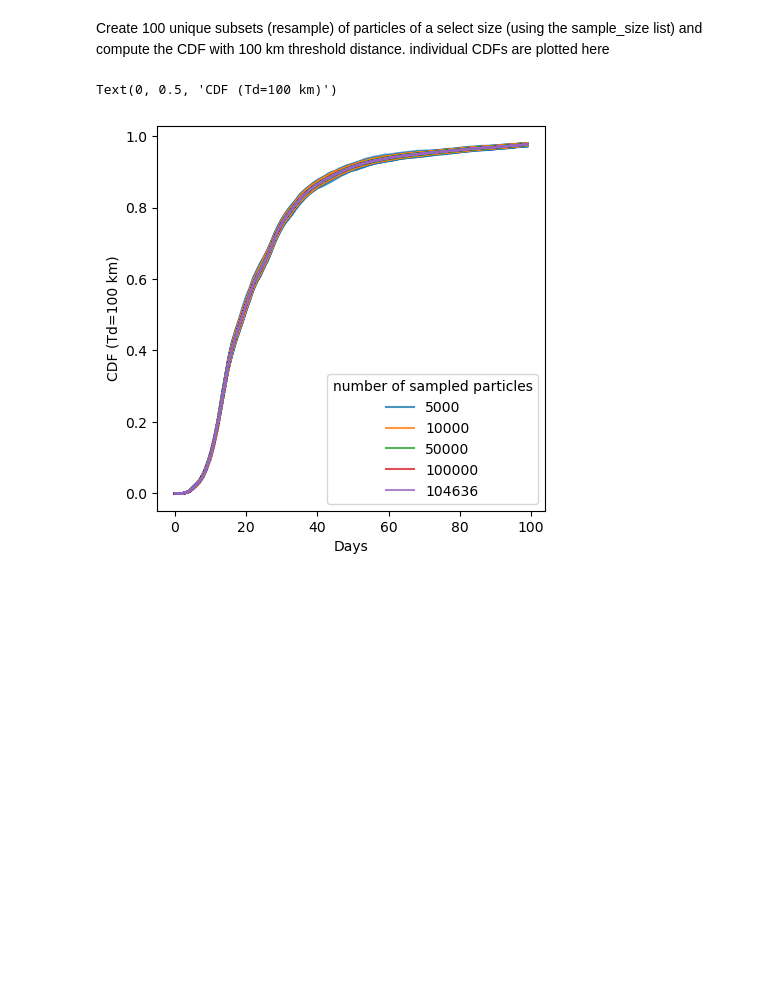
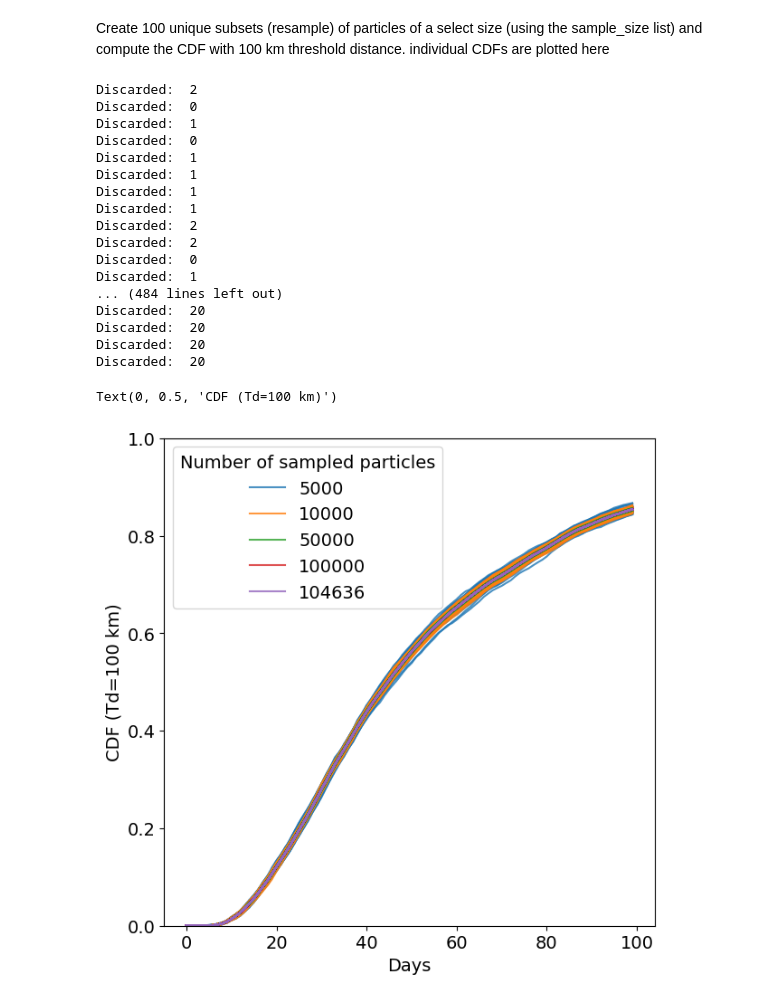
Before and after one commit to OceanParcels/atlanteco_plankton_plastic_nutrients_dispersion, a Jupyter notebook: src/analysis/Sensitivity_analysis.ipynb, the cells around one changed output. Drawn from its saved outputs; the diff is of its cells as text; code cells hidden in the pictures; blank space fills up the shorter version.

```diff
--- a/src/analysis/Sensitivity_analysis.ipynb
+++ b/src/analysis/Sensitivity_analysis.ipynb
@@ -16,8 +16,8 @@ no_particles = 104636
 threshold_dist = 100
 t_days = 100
 
-sample_year= 2021
-sample_month_index=6
+sample_year= 2017
+sample_month_index=5
 dist_data = np.load(
     home_folder + "Distances/{0}-{1}/all_sep_array_{0}_{1}_{2}_tc{3}km.npy".format('DVM', '2D', sample_year, threshold_dist))
 # %% [markdown]
@@ -33,8 +33,8 @@ new_cmap
 thresholds = [10, 25, 50, 100, 200]
 # %%
 
-fig=plt.figure(figsize=(5,5), dpi=dpi)
-text_size=20
+fig=plt.figure(figsize=(7,7), dpi=dpi)
+text_size=14
 ax=plt.axes()
 for i, td in enumerate(thresholds):
     cdfs, _ = utils.get_diff_CDF_PDF(dist_data[:,:,sample_month_index], td, t_days)
@@ -43,8 +43,11 @@ for i, td in enumerate(thresholds):
 handles, labels = plt.gca().get_legend_handles_labels()
 by_label = dict(zip(labels, handles))
 bbox_to_anchor=(0.5, -0.2)
-plt.legend(by_label.values(), by_label.keys(), fontsize=text_size, bbox_to_anchor=(1.2, 0.8))#, title="Threshold distance")
+plt.legend(by_label.values(), by_label.keys(), fontsize=text_size, title="Threshold distance", title_fontsize=text_size)
 plt.tick_params("both", labelsize=text_size)
 plt.xlabel("Days",fontsize=text_size)
-plt.ylabel("CDF", fontsize=text_size)
+plt.ylabel("CDF (Td=100 km)", fontsize=text_size)
+
+plt.savefig(home_folder + "Figures/" +
+            "Sensitivity_DVM-2D_td_{0}-2017.jpeg".format(str(sample_month_index+1).zfill(2)))
 # %% [output]
@@ -53,13 +60,0 @@ Text(0, 0.5, 'CDF')
-# %%
-sample_month_index2 = sample_month_index + 6
-fig=plt.figure(figsize=(5,5), dpi=dpi)
-ax=plt.axes()
-for i, td in enumerate(thresholds):
-    cdfs, _ = utils.get_diff_CDF_PDF(dist_data[:,:,sample_month_index2], td, t_days)
-    ax.plot(cdfs[:-1], color=new_cmap(i), alpha=0.8, label=td)
-
-handles, labels = plt.gca().get_legend_handles_labels()
-by_label = dict(zip(labels, handles))
-plt.legend(by_label.values(), by_label.keys(), title="Threshold distances (km)")
-plt.xlabel("Days")
-plt.ylabel("CDF (Td=100 km)")
@@ -73,22 +65,44 @@ sample_size = [5000, 10000, 50000, 100000, no_particles]
 # %% [markdown]
 Create 100 unique subsets (resample) of particles of a select size (using the sample_size list) and compute the CDF with 100 km threshold distance. individual CDFs are plotted here
 # %%
-fig=plt.figure(figsize=(5,5), dpi=dpi)
+fig=plt.figure(figsize=(7,7), dpi=dpi)
 ax=plt.axes()
 for i, s in enumerate(sample_size):
     for state in range(1, states_count+1):
         sample_ind = resample(np.arange(0, no_particles),
                               replace=False, n_samples=s, random_state=state)
         sample_ind = np.sort(sample_ind)
         dist_subset = np.take(dist_data[:, :, sample_month_index], sample_ind, axis=0)
         cdfs, _ = utils.get_diff_CDF_PDF(dist_subset, threshold_dist, t_days)
         ax.plot(cdfs[:-1], color=new_cmap(i), alpha=0.8, label=s)
 
 handles, labels = plt.gca().get_legend_handles_labels()
 by_label = dict(zip(labels, handles))
-plt.legend(by_label.values(), by_label.keys(), title="number of sampled particles")
-plt.xlabel("Days")
-plt.ylabel("CDF (Td=100 km)")
+bbox_to_anchor=(0.5, -0.2)
+plt.legend(by_label.values(), by_label.keys(), fontsize=text_size, title="Number of sampled particles", title_fontsize=text_size)
+plt.tick_params("both", labelsize=text_size)
+plt.xlabel("Days",fontsize=text_size)
+plt.ylim(0,1)
+plt.ylabel("CDF (Td=100 km)", fontsize=text_size)
+plt.savefig(home_folder + "Figures/" +
+            "Sensitivity_DVM-2D_numberparticles_{0}-2017.jpeg".format(str(sample_month_index+1).zfill(2)))
 # %% [output]
-Text(0, 0.5, 'CDF (Td=100 km)')
+Discarded:  2
+Discarded:  0
+Discarded:  1
+Discarded:  0
+Discarded:  1
+Discarded:  1
+Discarded:  1
+Discarded:  1
+Discarded:  2
+Discarded:  2
+Discarded:  0
+Discarded:  1
+... (484 lines left out)
+Discarded:  20
+Discarded:  20
+Discarded:  20
+Discarded:  20
+Text(0, 0.5, 'CDF (Td=100 km)')
-[figure, old version]
+[figure, new version]
```
Also changed, not shown: parts of 5 cells of this notebook.
